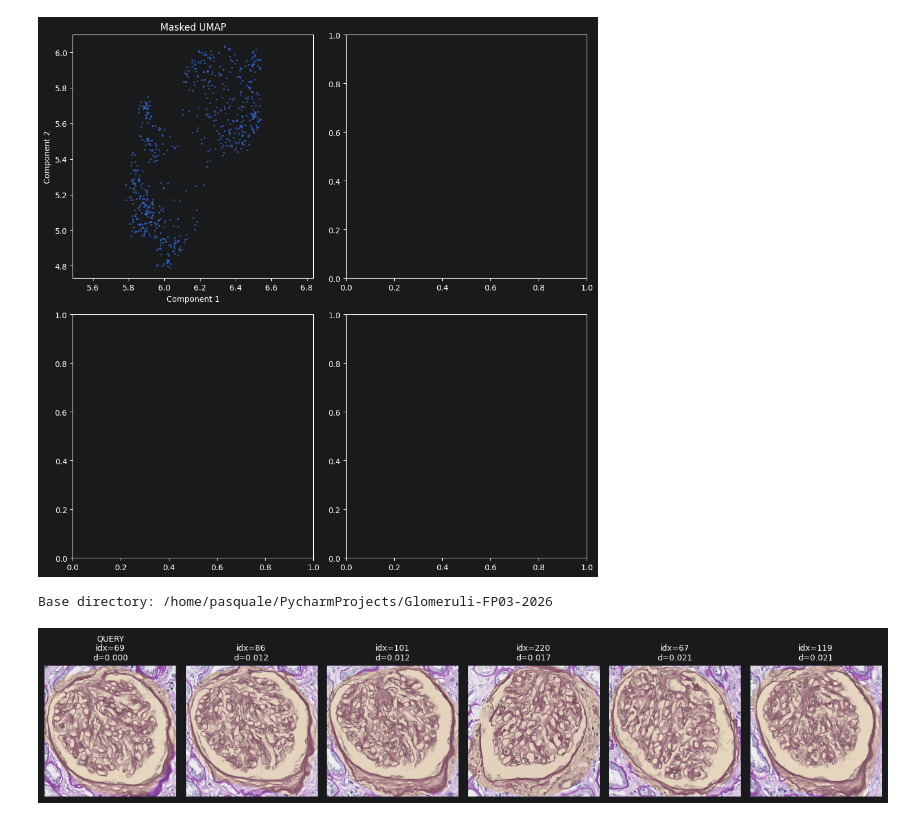
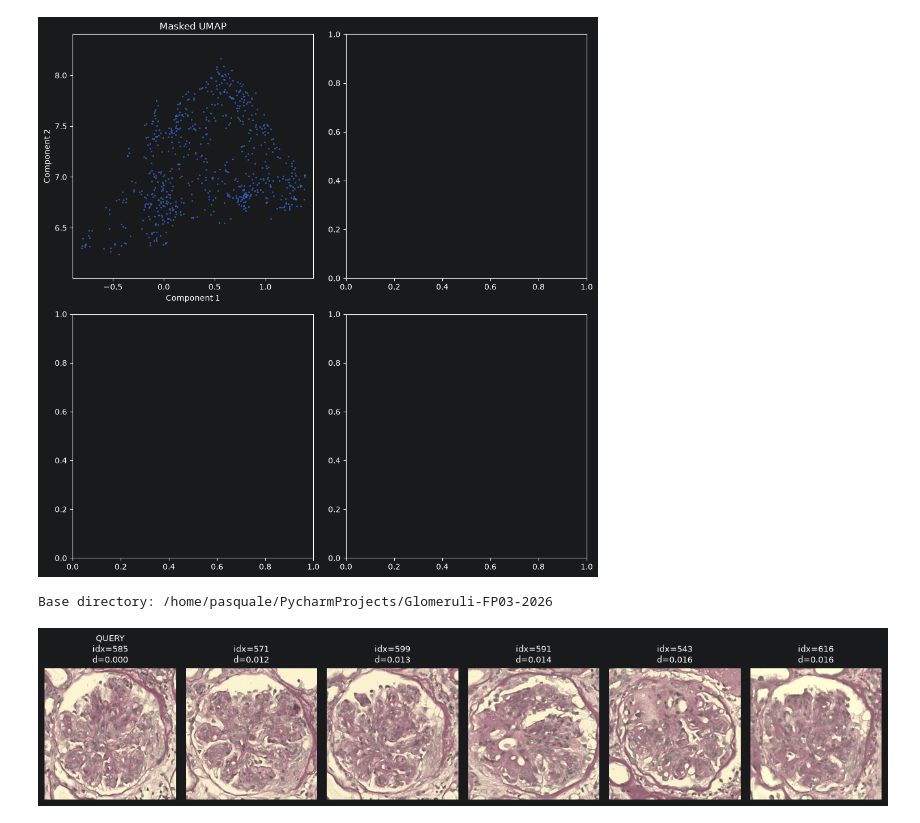
Before and after one commit to PasqualeSarcina/Glomeruli-FP03-2026, a Jupyter notebook: notebooks/mask.ipynb, the cells around one changed output. Saved outputs shown, nothing was run; the diff lists cells and outputs as text; code cells hidden in the pictures.

```diff
--- a/notebooks/mask.ipynb
+++ b/notebooks/mask.ipynb
@@ -1,5 +1,7 @@
 # %%
 from pathlib import Path
+from random import random
+
 import matplotlib.pyplot as plt
 import numpy as np
 from umap import UMAP
@@ -12,7 +14,7 @@ EMBEDDINGS_DIR = PROJECT_ROOT / "data" / "glomeruli" / "embeddings"
 
 # Input modificabili
 DATASET_PATHS = {
-    "masked": EMBEDDINGS_DIR / "dinov2_base_patch_masked_embeddings.npy",
+    "masked": EMBEDDINGS_DIR / "densenet_crops_embeddings.npy",
    # "unmasked": EMBEDDINGS_DIR / "nasnet_unmasked_embeddings.npy",
 }
 PCA_VARIANCES = 0.95
@@ -98,7 +100,7 @@ masked = np.load(DATASET_PATHS["masked"])
 masked_pca = fit_pca(masked)
 #unmasked_pca = fit_pca(unmasked)
 
-masked_umap = fit_umap(masked, 15, 50)
+masked_umap = fit_umap(masked, 20,50)
 #unmasked_umap = fit_umap(unmasked, 2)
 
 plot_pca_umap_square(
@@ -108,7 +110,7 @@ plot_pca_umap_square(
     #unmasked_umap
 )
 # %% [output]
-[figure, old version]
+[figure, new version]
 # %%
 import plotly.graph_objects as go
 
@@ -173,11 +175,5 @@ def compute_nearest_neighbors(
     distances, indices = nn.kneighbors(X)
 
     return distances, indices
-# %%
-distances, indices = compute_nearest_neighbors(
-    X=masked,
-    n_neighbors=6,
-    metric="cosine"
-)
 # %%
 from pathlib import Path
@@ -247,17 +243,27 @@ def show_nearest_neighbors_from_csv(
 import pandas as pd
 import numpy as np
 
-metadata = pd.read_csv("/home/pasquale/PycharmProjects/Glomeruli-FP03-2026/data/glomeruli/embeddings/dinov2_base_patch_masked_embeddings.csv")
+metadata = pd.read_csv("/home/pasquale/PycharmProjects/Glomeruli-FP03-2026/data/glomeruli/embeddings/dinov2_base_patch_embeddings.csv")
 # %%
+from random import Random
+
+N_NEIGHBORS = 6
+RNG = Random().randrange(0, len(metadata), 1)
+
+distances, indices = compute_nearest_neighbors(
+    X=masked,
+    n_neighbors=N_NEIGHBORS,
+    metric="cosine"
+)
 show_nearest_neighbors_from_csv(
-    query_idx=69,
+    query_idx=RNG,
     indices=indices,
     distances=distances,
     metadata=metadata,
     image_path_column="image_path",
     base_dir="/home/pasquale/PycharmProjects/Glomeruli-FP03-2026",
-    n_neighbors=6
+    n_neighbors=N_NEIGHBORS
 )
 # %% [output]
 Base directory: /home/pasquale/PycharmProjects/Glomeruli-FP03-2026
-[figure, old version]
+[figure, new version]
```
Also changed, not shown: parts of 2 cells of this notebook.
